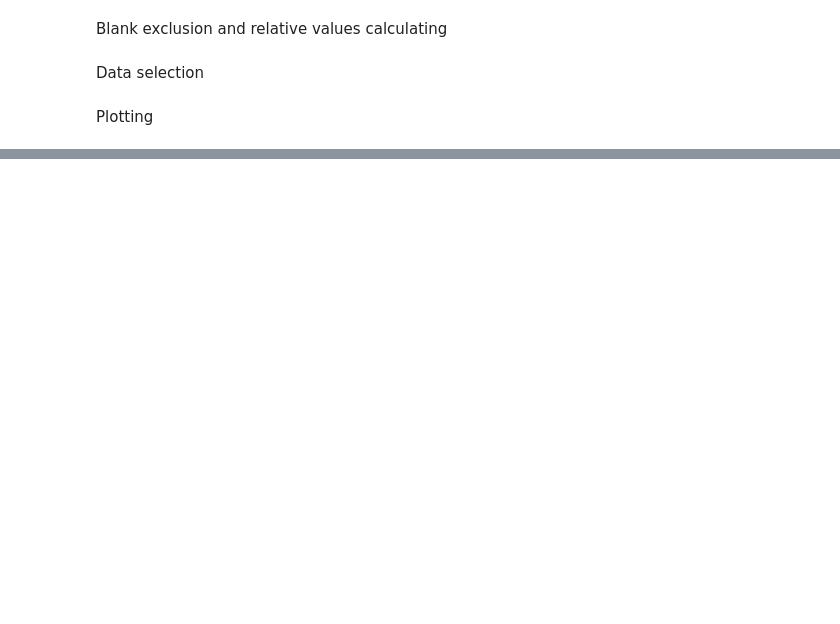
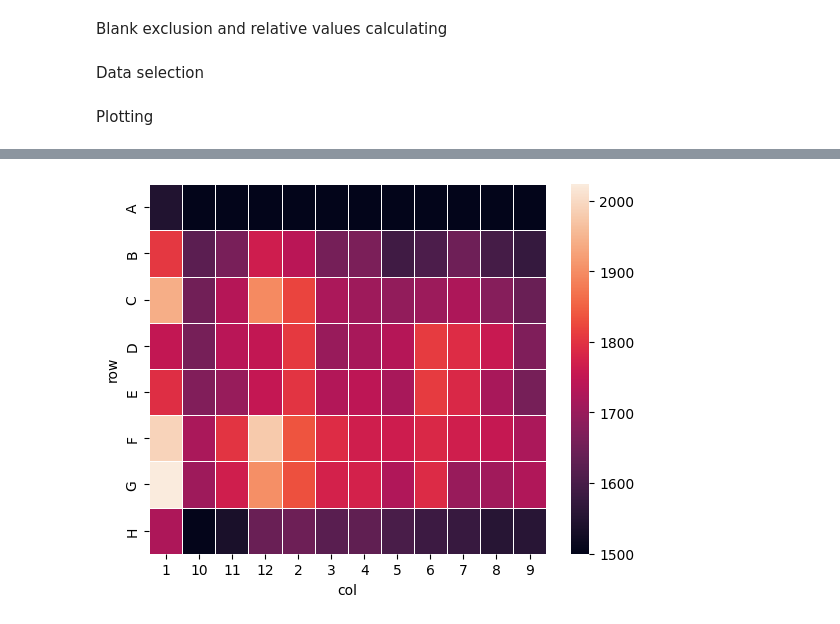
Before and after one commit to arteys/Resazurin_ChemiDoc, a Jupyter notebook: RZ_12_concentrations.ipynb, the cells around one changed output, grey strips where cells are left out. Cells and saved outputs as stored; diff of their text form; code cells hidden in the pictures; blank space fills up the shorter version.

```diff
--- a/RZ_12_concentrations.ipynb
+++ b/RZ_12_concentrations.ipynb
@@ -198,0 +189,16 @@ plt.show()
+# %%
+# ax = sns.heatmap(data=data_selected)
+# ax.set(xscale="symlog")
+# ax.set(xlim=(-1, 110))
+
+ax.set(ylim = (0,None))
+
+heatmap_df = data_plate.pivot(index="row", columns="col", values="Intensity_IntegratedIntensity_OrigRed")
+
+# print(heatmap_df)
+
+sns.heatmap(heatmap_df, linewidth=.5, vmin=1500, vmax=None)
+
+plt.show()
+# %% [output]
+[figure, added]
```
Also changed, not shown: parts of 8 cells of this notebook.
